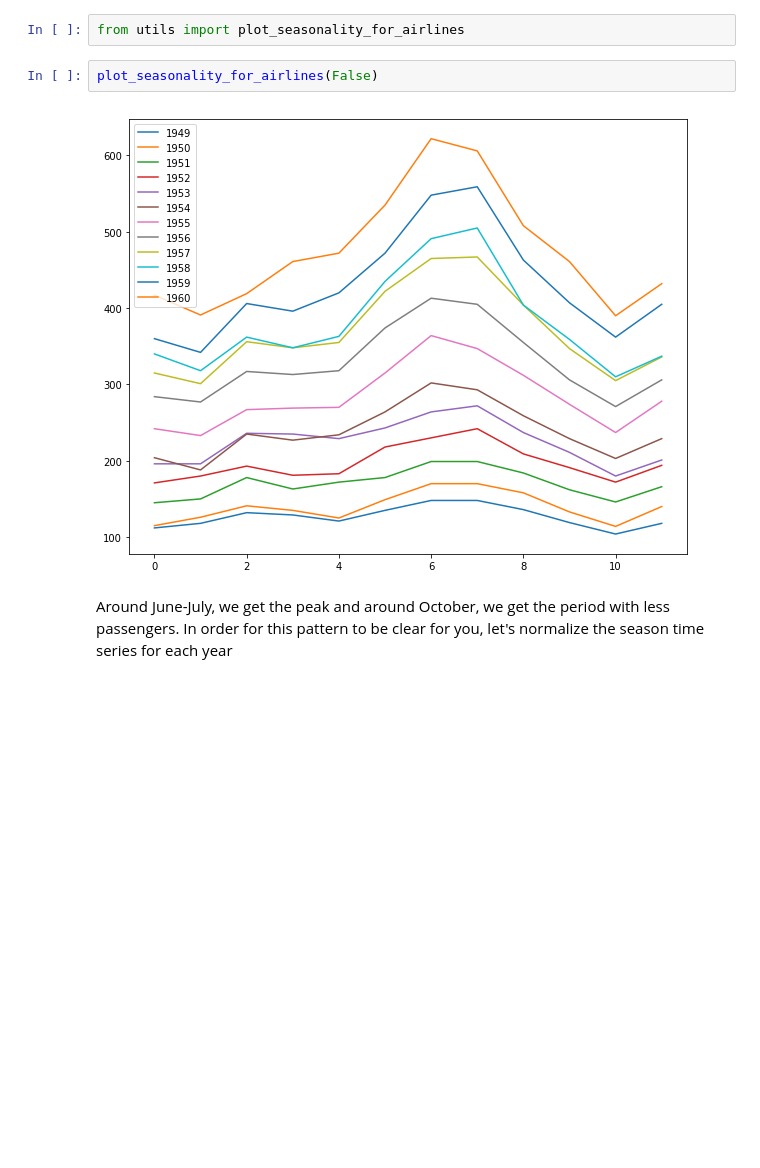
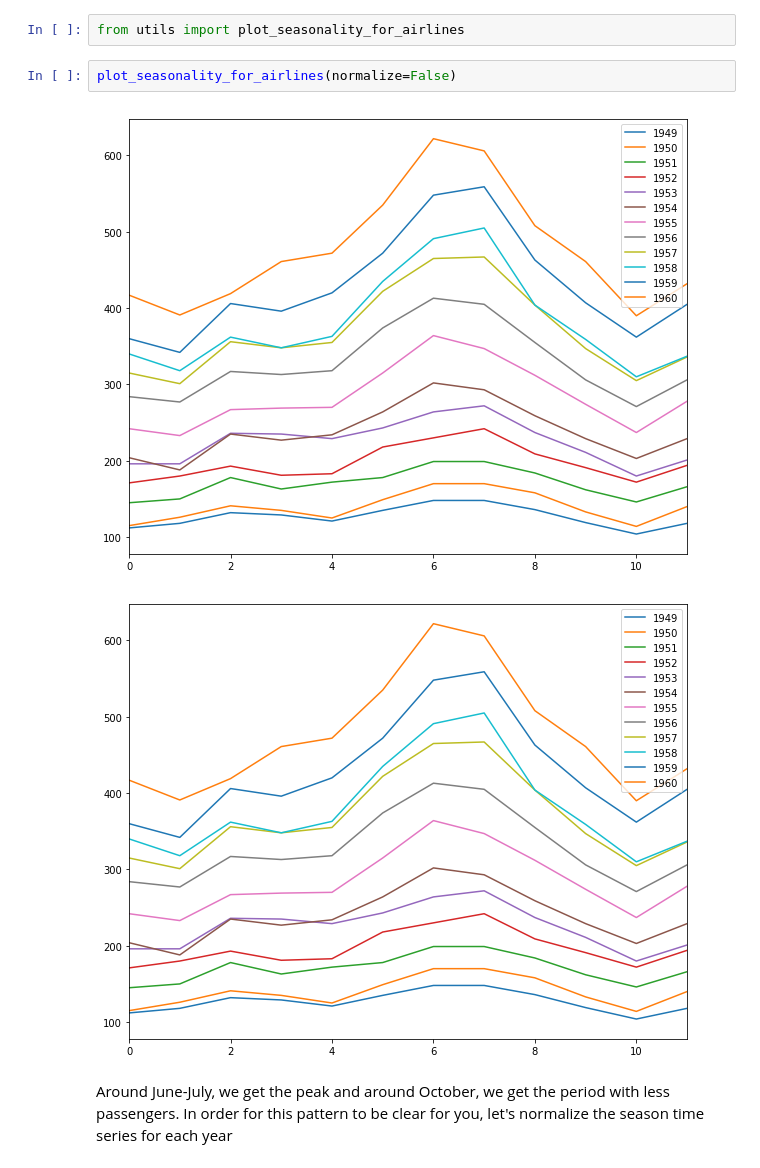
Before and after one commit to JoaoPavlo/batch2-BLU02, a Jupyter notebook: Learning Notebooks/BLU02 - Learning Notebook - Part 1 of 3 - Time series modelling concepts.ipynb, the cells around one changed output. Saved outputs shown, nothing was run; the diff lists cells and outputs as text; blank space fills up the shorter version.

```diff
--- a/Learning Notebooks/BLU02 - Learning Notebook - Part 1 of 3 - Time series modelling concepts.ipynb
+++ b/Learning Notebooks/BLU02 - Learning Notebook - Part 1 of 3 - Time series modelling concepts.ipynb
@@ -64,9 +70,10 @@ In this time series, we can see, at least, two things: (1) a positive trend and
 # %%
 from utils import plot_seasonality_for_airlines
 # %%
-plot_seasonality_for_airlines(False)
+plot_seasonality_for_airlines(normalize=False)
 # %% [output]
-[figure, old version]
+[figure, new version]
+[figure, added]
 # %% [markdown]
 Around June-July, we get the peak and around October, we get the period with less passengers. In order for this pattern to be clear for you, let's normalize the season time series for each year
 # %%
```
Also changed, not shown: parts of 6 cells of this notebook, 8 other files.
